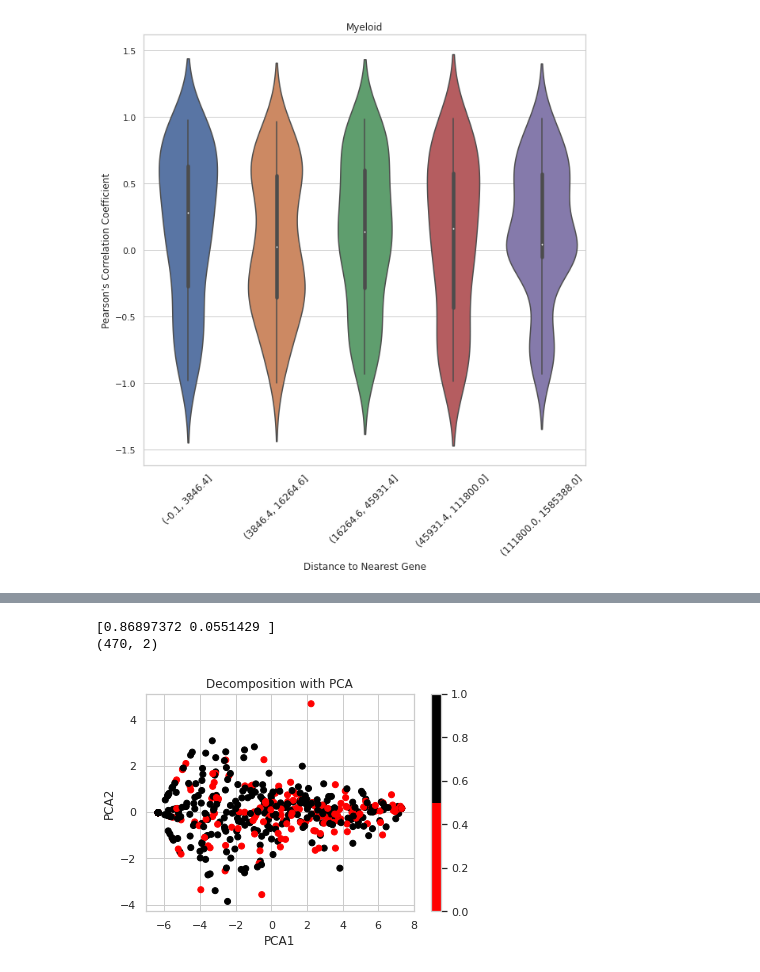
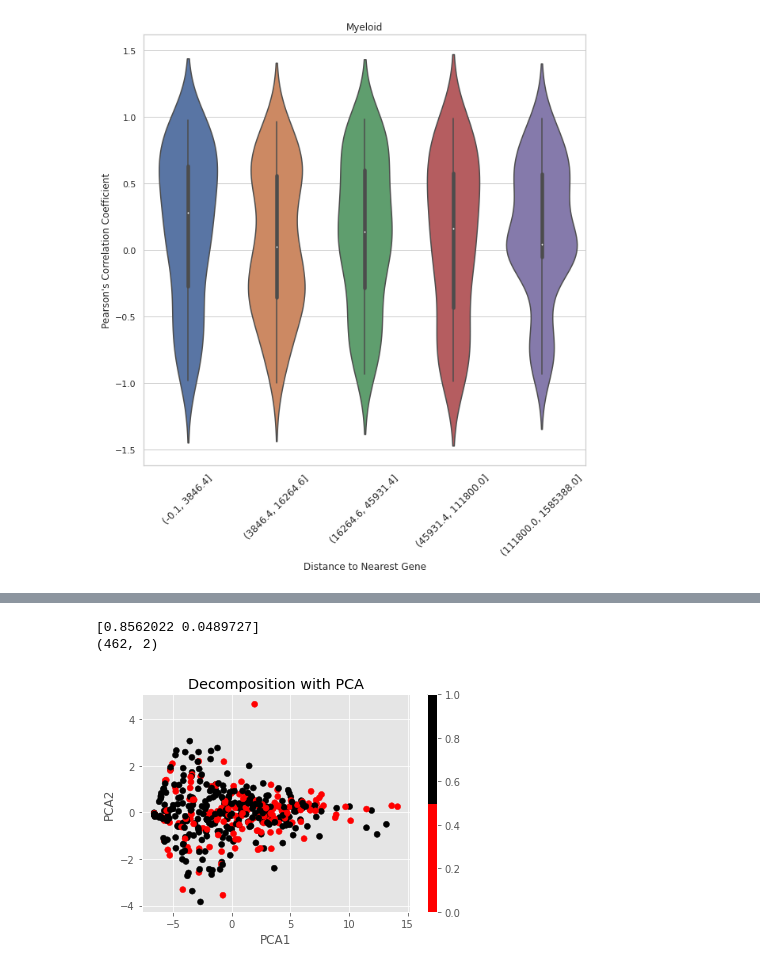
Before and after one commit to code-s-witch/Pollard-Lab, a Jupyter notebook: combined_replicates_cellType_specific.ipynb, the cells around one changed output, grey strips where cells are left out. Saved outputs shown, nothing was run; the diff lists cells and outputs as text; code cells hidden in the pictures.

Commit message:
filter enhancer list

```diff
--- a/combined_replicates_cellType_specific.ipynb
+++ b/combined_replicates_cellType_specific.ipynb
@@ -805,25 +870,27 @@ dynamic enhancers over total enhancers: 0.6425531914893617
 # %%
 #run PCA to see if data is separable
 import matplotlib.colors as mcolors
 
 # print(len(np.clip(X, np.percentile(X, 5, axis=0), np.percentile(X, 95, axis=0))))
 #reduces 5 features into 2D
 pca = PCA(n_components = 2)
-X2D = pca.fit_transform(np.clip(X, np.percentile(X, 5, axis=0), np.percentile(X, 95, axis=0)))
+# X2D = pca.fit_transform(df.drop('labels', axis=1))
+X2D = pca.fit_transform(df_tidy)
 print(pca.explained_variance_ratio_)
 print(X2D.shape)
 
 cmap = mcolors.ListedColormap(['red', '#000000'])
-plt.scatter(X2D[:, 0], X2D[:, 1], c = y, cmap = cmap)
+# plt.scatter(X2D[:, 0], X2D[:, 1], c = y, cmap = cmap)
+plt.scatter(X2D[:, 0], X2D[:, 1], c = y_filtered, cmap = cmap)
 plt.xlabel('PCA1')
 plt.ylabel('PCA2')
 plt.title('Decomposition with PCA')
 plt.colorbar()
 plt.savefig('../../../data/projects/morin/plots/high_res_plots/PCA_2d',bbox_inches='tight', dpi =300)
 # %% [output]
-[0.86897372 0.0551429 ]
-(470, 2)
+[0.8562022 0.0489727]
+(462, 2)
-[figure, old version]
+[figure, new version]
 # %%
 TSNE_model = TSNE(n_components = 2)
 TSNE_data = TSNE_model.fit_transform(X_train)
```
Also changed, not shown: parts of 9 cells of this notebook, 1 other file.
